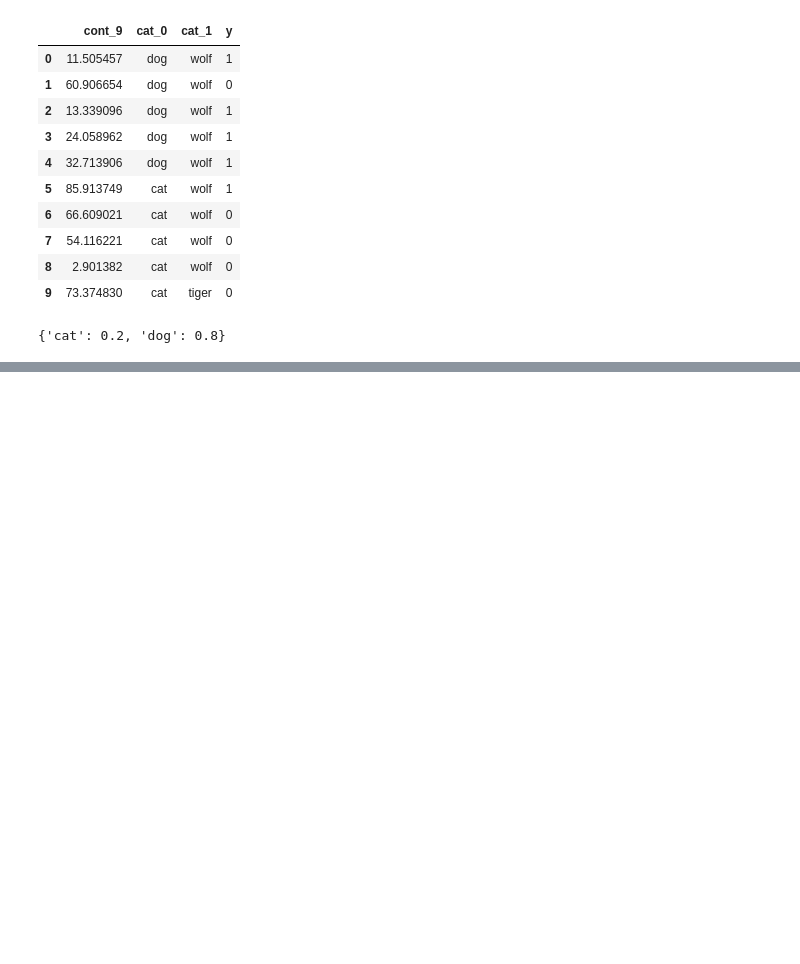
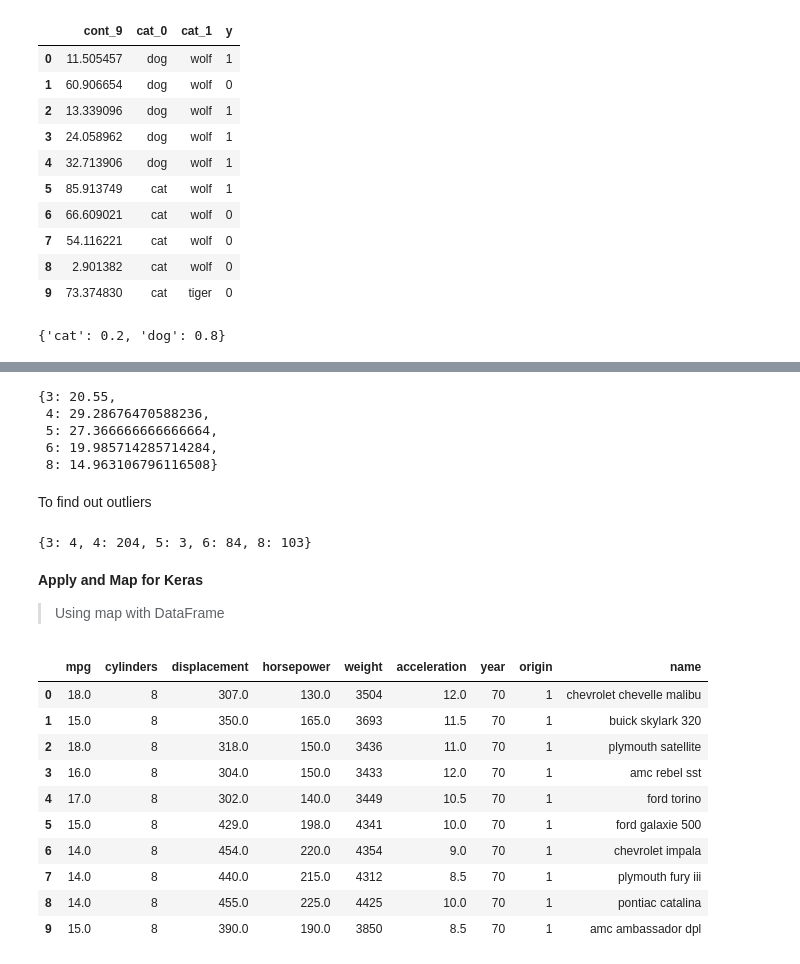
Before and after one commit to PorasS/AI, a Jupyter notebook: pandasTut.ipynb, the cells around one changed output, grey strips where cells are left out. Cells and saved outputs as stored; diff of their text form; code cells hidden in the pictures; blank space fills up the shorter version.

```diff
--- a/pandasTut.ipynb
+++ b/pandasTut.ipynb
@@ -504,0 +568,40 @@ means0
+# %%
+d = g.to_dict()
+
+d
+# %% [output]
+{3: 20.55,
+ 4: 29.28676470588236,
+ 5: 27.366666666666664,
+ 6: 19.985714285714284,
+ 8: 14.963106796116508}
+# %% [markdown]
+To find out outliers
+# %%
+ d = df.groupby('cylinders')['mpg'].count().to_dict()
+ d
+# %% [output]
+{3: 4, 4: 204, 5: 3, 6: 84, 8: 103}
+# %% [markdown]
+**Apply and Map for Keras**
+>Using map with DataFrame
+# %%
+import os
+import pandas as pd
+import numpy as np
+
+df = pd.read_csv("https://data.heatonresearch.com/data/t81-558/auto-mpg.csv",na_values=['NA','?'])
+
+display(df[0:10])
+# %% [output]
+|  | mpg | cylinders | displacement | horsepower | weight | acceleration | year | origin | name |
+| 0 | 18.0 | 8 | 307.0 | 130.0 | 3504 | 12.0 | 70 | 1 | chevrolet chevelle malibu |
+| 1 | 15.0 | 8 | 350.0 | 165.0 | 3693 | 11.5 | 70 | 1 | buick skylark 320 |
+| 2 | 18.0 | 8 | 318.0 | 150.0 | 3436 | 11.0 | 70 | 1 | plymouth satellite |
+| 3 | 16.0 | 8 | 304.0 | 150.0 | 3433 | 12.0 | 70 | 1 | amc rebel sst |
+| 4 | 17.0 | 8 | 302.0 | 140.0 | 3449 | 10.5 | 70 | 1 | ford torino |
+| 5 | 15.0 | 8 | 429.0 | 198.0 | 4341 | 10.0 | 70 | 1 | ford galaxie 500 |
+| 6 | 14.0 | 8 | 454.0 | 220.0 | 4354 | 9.0 | 70 | 1 | chevrolet impala |
+| 7 | 14.0 | 8 | 440.0 | 215.0 | 4312 | 8.5 | 70 | 1 | plymouth fury iii |
+| 8 | 14.0 | 8 | 455.0 | 225.0 | 4425 | 10.0 | 70 | 1 | pontiac catalina |
+| 9 | 15.0 | 8 | 390.0 | 190.0 | 3850 | 8.5 | 70 | 1 | amc ambassador dpl |
```
Also changed, not shown: parts of 11 cells of this notebook.
